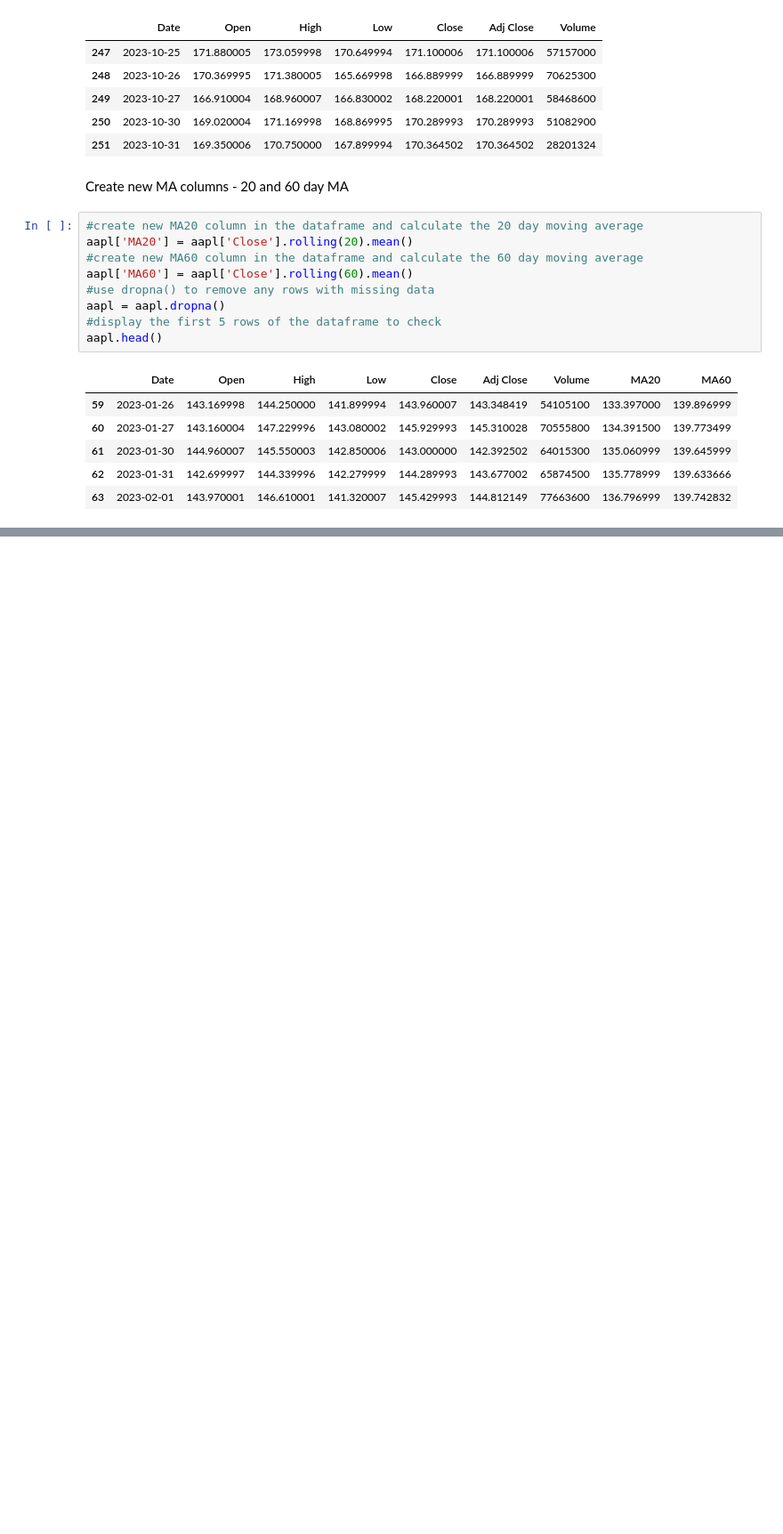
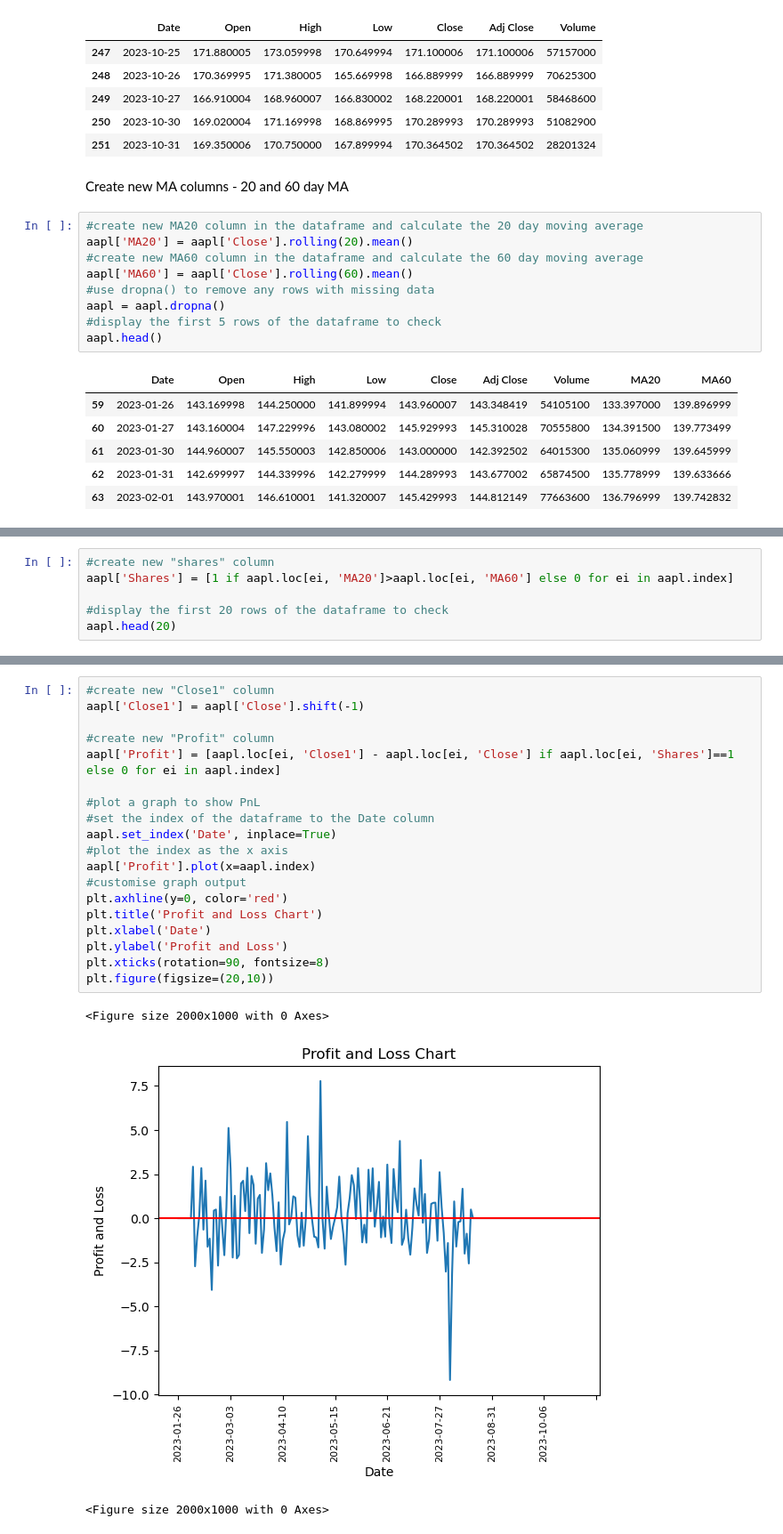
Before and after one commit to danben1/Python_development, a Jupyter notebook: ma_trading_strategy.ipynb, the cells around one changed output, grey strips where cells are left out. Shown at 89% size. Cells and saved outputs as stored; diff of their text form; blank space fills up the shorter version.

Commit message:
Finished basic trading model - buy stock when 20MA is > 60MA - results displayed on chart

```diff
--- a/ma_trading_strategy.ipynb
+++ b/ma_trading_strategy.ipynb
@@ -51,0 +55,6 @@ aapl.head()
+# %%
+#create new "shares" column
+aapl['Shares'] = [1 if aapl.loc[ei, 'MA20']>aapl.loc[ei, 'MA60'] else 0 for ei in aapl.index]
+
+#display the first 20 rows of the dataframe to check
+aapl.head(20)
@@ -51,0 +84,23 @@ aapl.head()
+# %%
+#create new "Close1" column
+aapl['Close1'] = aapl['Close'].shift(-1)
+
+#create new "Profit" column
+aapl['Profit'] = [aapl.loc[ei, 'Close1'] - aapl.loc[ei, 'Close'] if aapl.loc[ei, 'Shares']==1 else 0 for ei in aapl.index]
+
+#plot a graph to show PnL
+#set the index of the dataframe to the Date column
+aapl.set_index('Date', inplace=True)
+#plot the index as the x axis
+aapl['Profit'].plot(x=aapl.index)
+#customise graph output
+plt.axhline(y=0, color='red')
+plt.title('Profit and Loss Chart')
+plt.xlabel('Date')
+plt.ylabel('Profit and Loss')
+plt.xticks(rotation=90, fontsize=8)
+plt.figure(figsize=(20,10))
+# %% [output]
+<Figure size 2000x1000 with 0 Axes>
+[figure, added]
+<Figure size 2000x1000 with 0 Axes>
```
Also changed, not shown: parts of 6 cells of this notebook.
